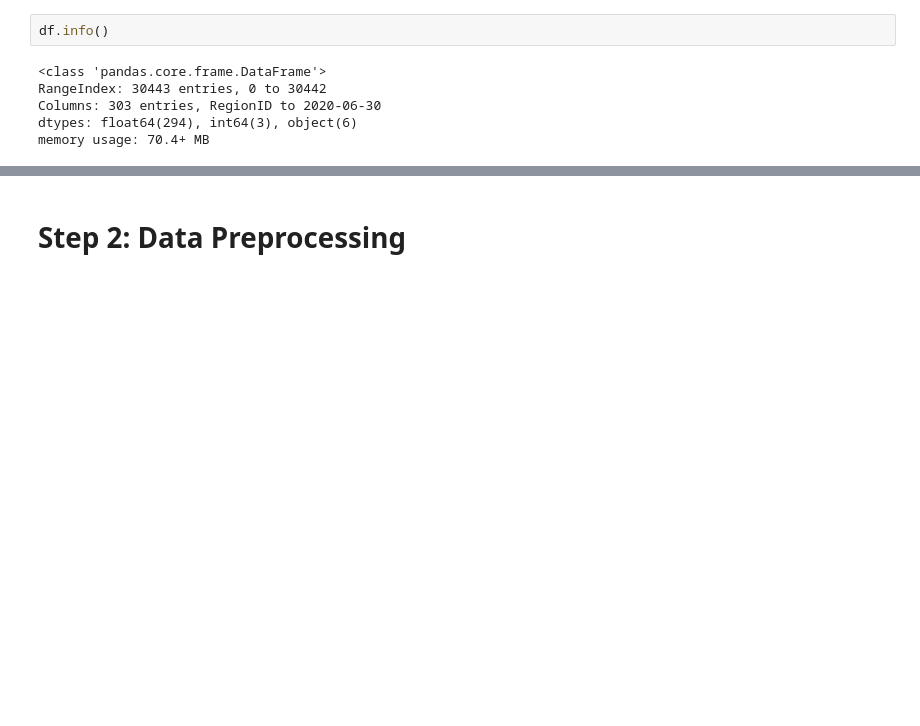
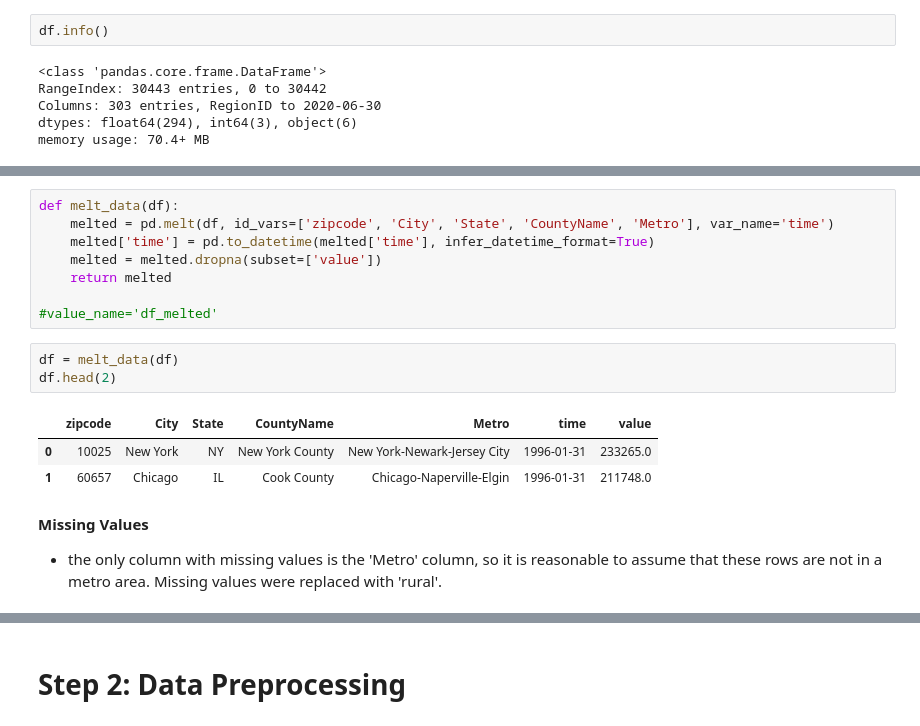
Before and after one commit to jrf6xh/Time-Series-Modeling, a Jupyter notebook: starter_notebook_CM.ipynb, the cells around one changed output, grey strips where cells are left out. Saved outputs shown, nothing was run; the diff lists cells and outputs as text; blank space fills up the shorter version.

```diff
--- a/starter_notebook_CM.ipynb
+++ b/starter_notebook_CM.ipynb
@@ -85,0 +130,18 @@ memory usage: 70.4+ MB
+# %%
+def melt_data(df):
+    melted = pd.melt(df, id_vars=['zipcode', 'City', 'State', 'CountyName', 'Metro'], var_name='time')
+    melted['time'] = pd.to_datetime(melted['time'], infer_datetime_format=True)
+    melted = melted.dropna(subset=['value'])
+    return melted
+
+#value_name='df_melted'
+# %%
+df = melt_data(df)
+df.head(2)
+# %% [output]
+|  | zipcode | City | State | CountyName | Metro | time | value |
+| 0 | 10025 | New York | NY | New York County | New York-Newark-Jersey City | 1996-01-31 | 233265.0 |
+| 1 | 60657 | Chicago | IL | Cook County | Chicago-Naperville-Elgin | 1996-01-31 | 211748.0 |
+# %% [markdown]
+__Missing Values__
+- the only column with missing values is the 'Metro' column, so it is reasonable to assume that these rows are not in a metro area. Missing values were replaced with 'rural'.
```
Also changed, not shown: parts of 23 cells of this notebook.
